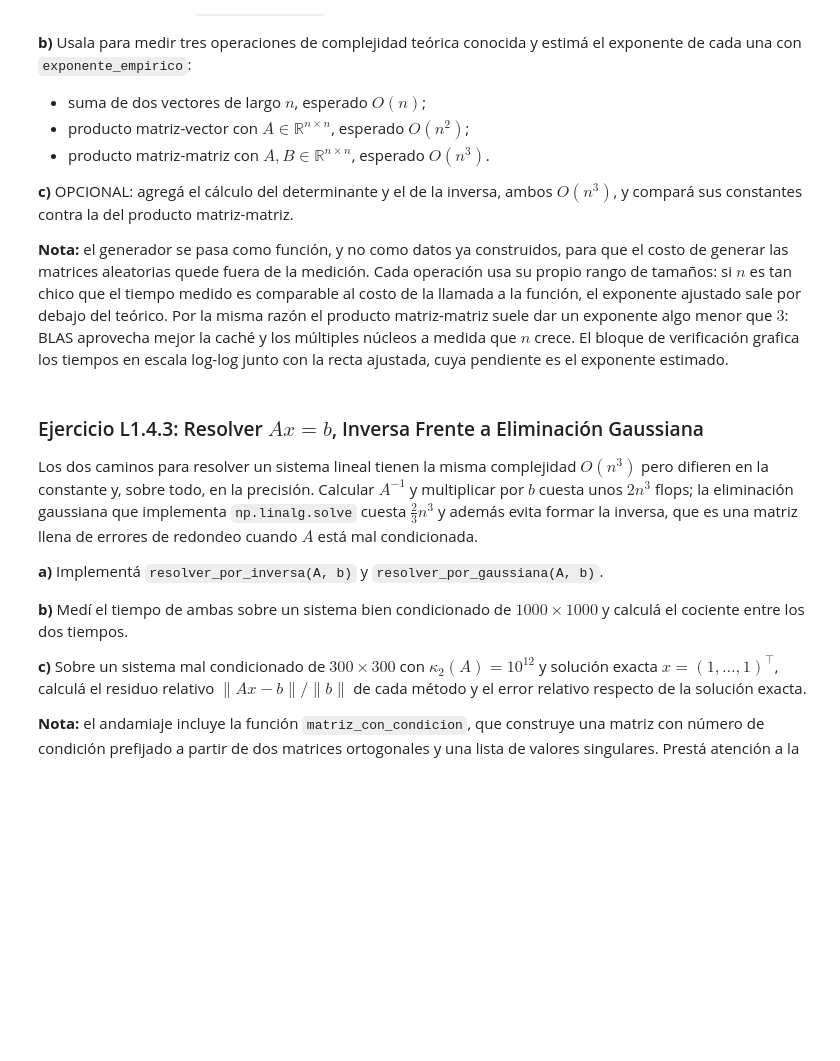
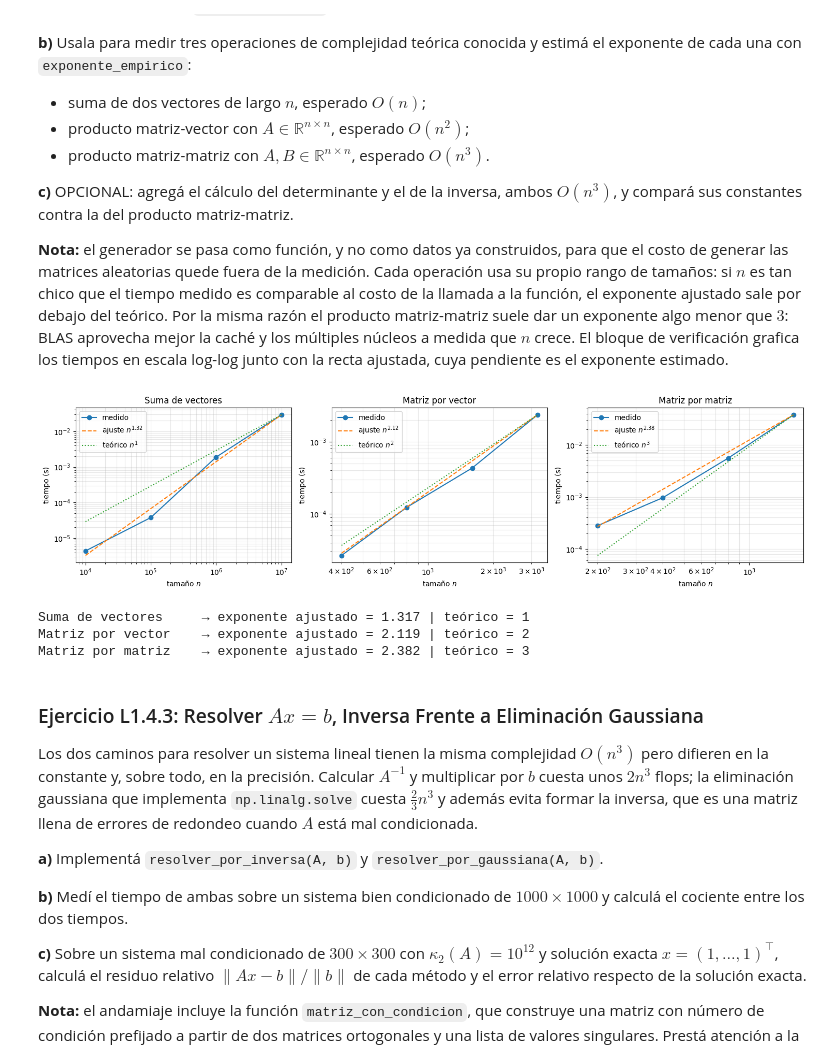
Before and after one commit to chihiroarias/Math-Machine-Learning, a Jupyter notebook: SEMESTRE2/lab_1_4.ipynb, the cells around one changed output. Cells and saved outputs as stored; diff of their text form; code cells hidden in the pictures; blank space fills up the shorter version.

```diff
--- a/SEMESTRE2/lab_1_4.ipynb
+++ b/SEMESTRE2/lab_1_4.ipynb
@@ -180,8 +185,8 @@ def tiempos_por_tamano(operacion, generador, tamanos, repeticiones=5):
     """
     tiempos = []
     for n in tamanos:
-        args = ...  # COMPLETAR: argumentos de tamaño n
-        t = ...     # COMPLETAR: medir con medir_tiempo el tiempo de operacion(*args)
+        args = generador(n)   # COMPLETAR: argumentos de tamaño n
+        t = medir_tiempo(lambda: operacion(*args), repeticiones=repeticiones)     # COMPLETAR: medir con medir_tiempo el tiempo de operacion(*args)
         tiempos.append(t)
     return np.array(tiempos)
 
@@ -195,39 +200,44 @@ gen_dos_vectores = lambda n: (np.random.rand(n), np.random.rand(n))
 gen_matriz_vector = lambda n: (np.random.rand(n, n), np.random.rand(n))
 gen_dos_matrices = lambda n: (np.random.rand(n, n), np.random.rand(n, n))
 
-t_suma = ...    # COMPLETAR: tiempos de a + b sobre tam_vec, con repeticiones=20
-t_matvec = ...  # COMPLETAR: tiempos de A @ v sobre tam_matvec, con repeticiones=20
-t_matmat = ...  # COMPLETAR: tiempos de A @ B sobre tam_matmat, con repeticiones=3
+t_suma = tiempos_por_tamano(lambda a, b: a + b, gen_dos_vectores, tam_vec, repeticiones=20)    # COMPLETAR: tiempos de a + b sobre tam_vec, con repeticiones=20
+t_matvec = tiempos_por_tamano(lambda A, v: A @ v, gen_matriz_vector, tam_matvec, repeticiones=20)  # COMPLETAR: tiempos de A @ v sobre tam_matvec, con repeticiones=20
+t_matmat = tiempos_por_tamano(lambda A, B: A @ B, gen_dos_matrices, tam_matmat, repeticiones=3)  # COMPLETAR: tiempos de A @ B sobre tam_matmat, con repeticiones=3
 
-p_suma = ...    # COMPLETAR: exponente empírico de la suma de vectores
-p_matvec = ...  # COMPLETAR: exponente empírico del producto matriz-vector
-p_matmat = ...  # COMPLETAR: exponente empírico del producto matriz-matriz
+p_suma = np.polyfit(np.log(tam_vec), np.log(t_suma), 1)[0]    # COMPLETAR: exponente empírico de la suma de vectores
+p_matvec = np.polyfit(np.log(tam_matvec), np.log(t_matvec), 1)[0]  # COMPLETAR: exponente empírico del producto matriz-vector
+p_matmat = np.polyfit(np.log(tam_matmat), np.log(t_matmat), 1)[0]  # COMPLETAR: exponente empírico del producto matriz-matriz
 
 # ── Verificación ─────────────────────────────────────────────────────────────
 mediciones = [("Suma de vectores", tam_vec, t_suma, p_suma, 1),
               ("Matriz por vector", tam_matvec, t_matvec, p_matvec, 2),
               ("Matriz por matriz", tam_matmat, t_matmat, p_matmat, 3)]
 
 fig, ejes = plt.subplots(1, 3, figsize=(15, 4))
 for ax, (titulo, tam, tiempos, p, teorico) in zip(ejes, mediciones):
     ax.loglog(tam, tiempos, "o-", label="medido")
     ajuste = tiempos[-1] * (tam / tam[-1]) ** p
     ax.loglog(tam, ajuste, "--", label=f"ajuste $n^{{{p:.2f}}}$")
     ax.loglog(tam, tiempos[-1] * (tam / tam[-1]) ** teorico, ":", label=f"teórico $n^{teorico}$")
     ax.set_xlabel("tamaño $n$")
     ax.set_ylabel("tiempo (s)")
     ax.set_title(titulo)
     ax.grid(True, which="both", alpha=0.3)
     ax.legend()
 plt.tight_layout()
 plt.show()
 
 assert 0.6 < p_suma < 1.5, "La suma de vectores es O(n): el exponente debe rondar 1"
 assert 1.5 < p_matvec < 2.5, "El producto matriz-vector es O(n^2)"
 assert 2.2 < p_matmat < 3.4, "El producto matriz-matriz es O(n^3)"
 
 for titulo, _, _, p, teorico in mediciones:
     print(f"{titulo:20s} → exponente ajustado = {p:.3f} | teórico = {teorico}")
+# %% [output]
+[figure, added]
+Suma de vectores     → exponente ajustado = 1.317 | teórico = 1
+Matriz por vector    → exponente ajustado = 2.119 | teórico = 2
+Matriz por matriz    → exponente ajustado = 2.382 | teórico = 3
 # %% [markdown]
 ### Ejercicio L1.4.3: Resolver $Ax = b$, Inversa Frente a Eliminación Gaussiana
 
```
Also changed, not shown: parts of 5 cells of this notebook.
